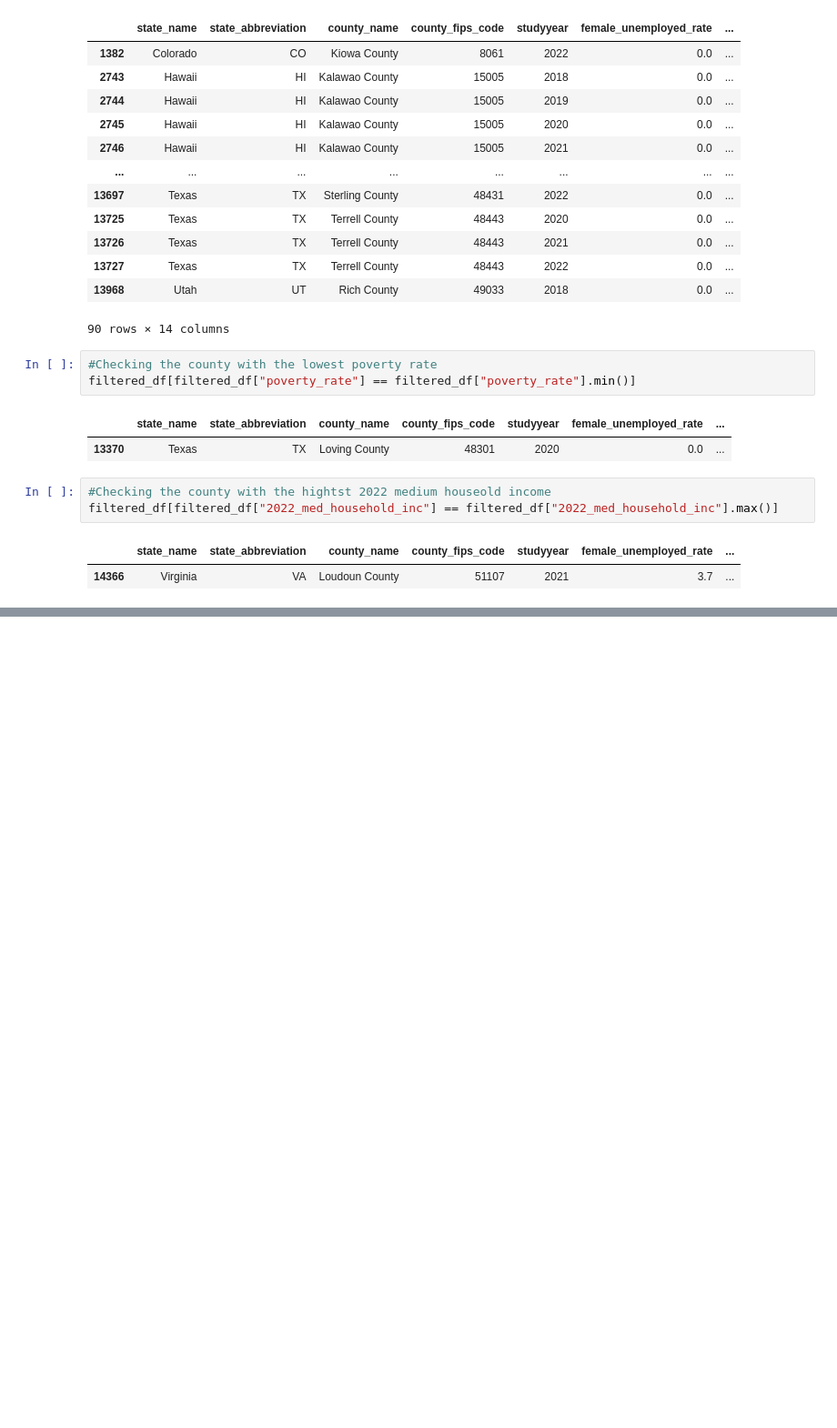
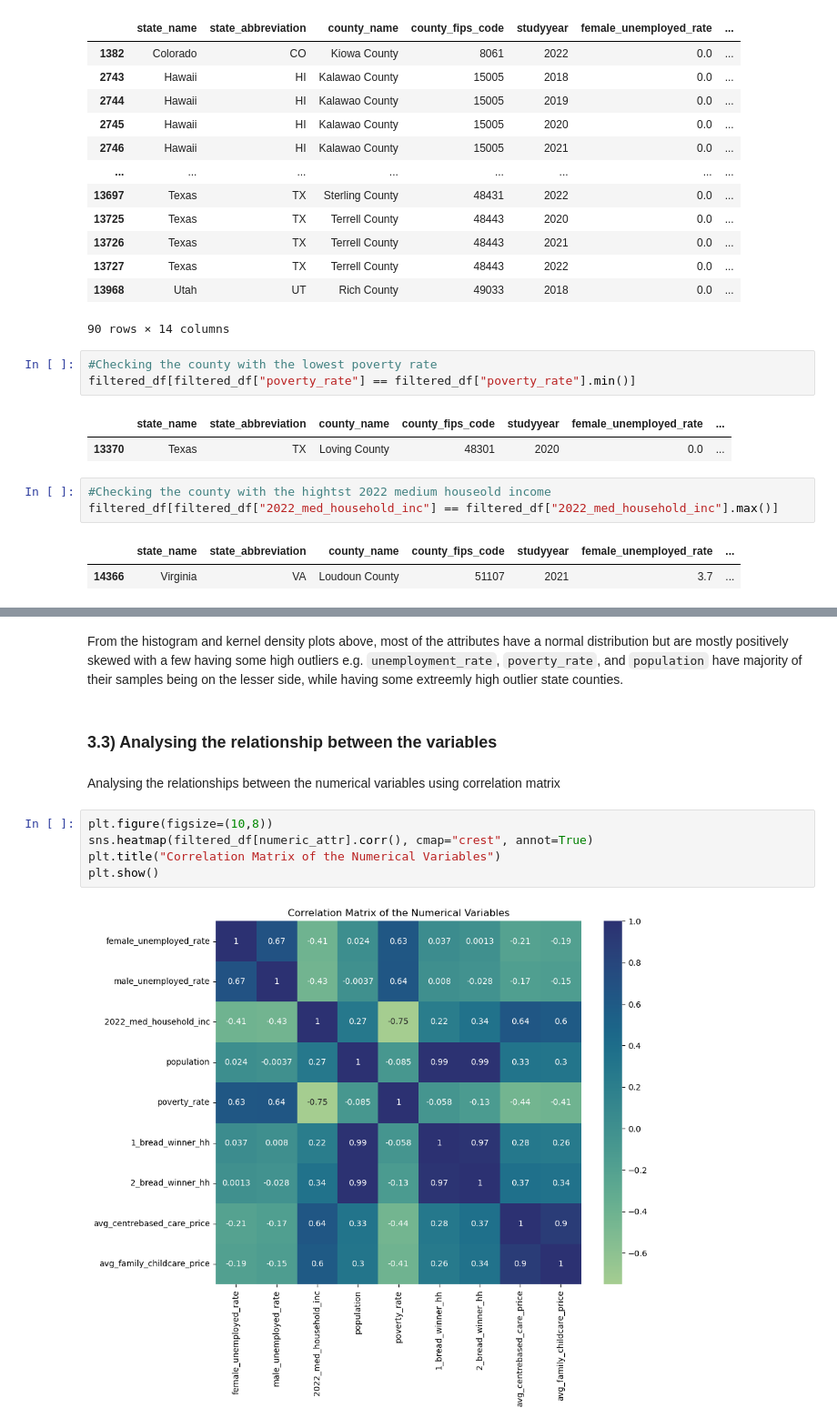
Before and after one commit to kaymighty86/us-poverty-rate-analysis, a Jupyter notebook: us_poverty_rate_analysis_notebook.ipynb, the cells around one changed output, grey strips where cells are left out. Shown at 91% size. Saved outputs shown, nothing was run; the diff lists cells and outputs as text; blank space fills up the shorter version.

Commit message:
Performed bivariate analysis and other EDA on the dataset

```diff
--- a/us_poverty_rate_analysis_notebook.ipynb
+++ b/us_poverty_rate_analysis_notebook.ipynb
@@ -460,0 +462,13 @@ plt.show()
+# %% [markdown]
+From the histogram and kernel density plots above, most of the attributes have a normal distribution but are mostly positively skewed with a few having some high outliers e.g. `unemployment_rate`, `poverty_rate`, and `population` have majority of their samples being on the lesser side, while having some extreemly high outlier state counties.
+# %% [markdown]
+### 3.3) Analysing the relationship between the variables
+# %% [markdown]
+Analysing the relationships between the numerical variables using correlation matrix
+# %%
+plt.figure(figsize=(10,8))
+sns.heatmap(filtered_df[numeric_attr].corr(), cmap="crest", annot=True)
+plt.title("Correlation Matrix of the Numerical Variables")
+plt.show()
+# %% [output]
+[figure, added]
```
Also changed, not shown: parts of 16 cells of this notebook.
